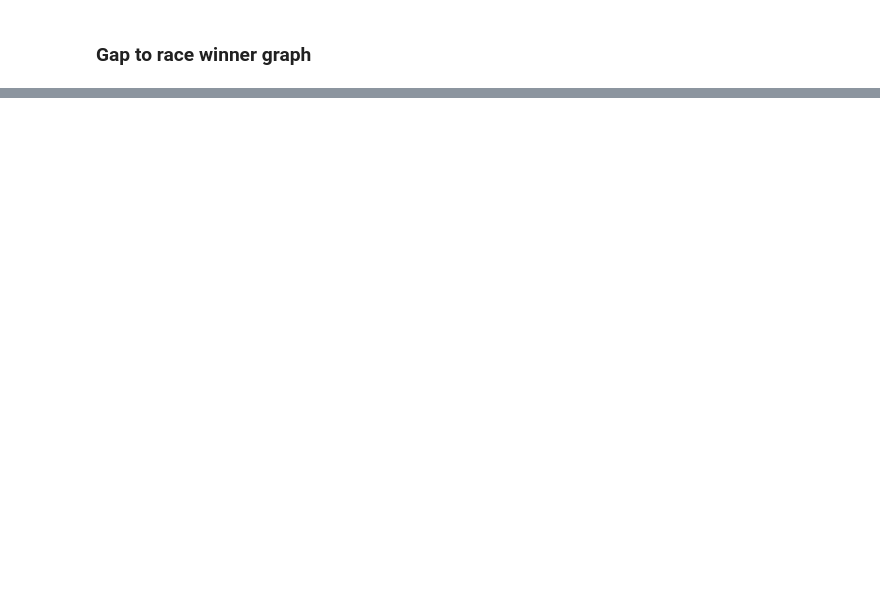
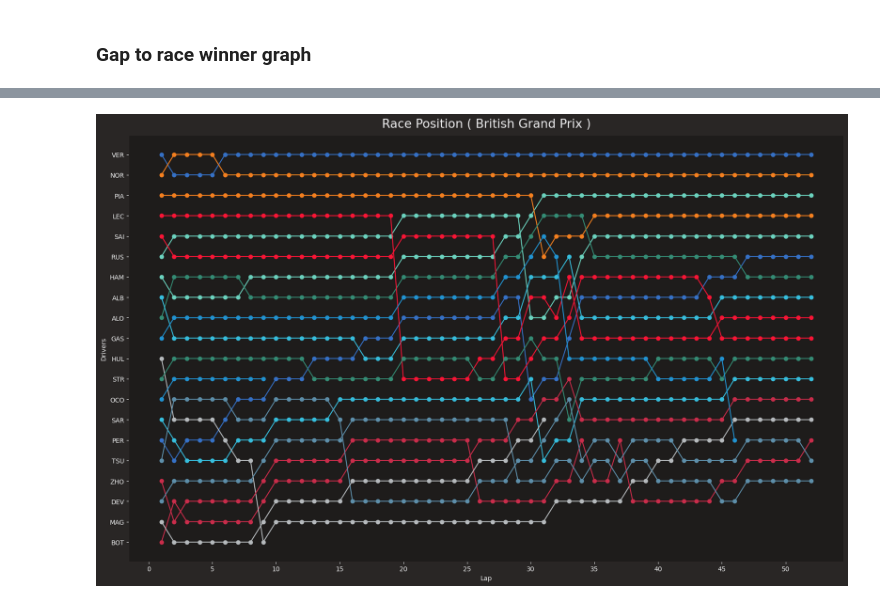
Before and after one commit to RACIM01/F1_Data_Analysing_RCM, a Jupyter notebook: Race.ipynb, the cells around one changed output, grey strips where cells are left out. Saved outputs shown, nothing was run; the diff lists cells and outputs as text; code cells hidden in the pictures; blank space fills up the shorter version.

```diff
--- a/Race.ipynb
+++ b/Race.ipynb
@@ -92,0 +188,15 @@ NameError: name 'race_len' is not defined
+# %%
+first_lap = session.results[["DriverNumber","GridPosition"]].sort_values(by='GridPosition')
+first_lap["Position"] = list(range(1, 21))
+# %%
+position_drivers = pd.merge( laps.loc[laps["LapNumber"] == 1,["DriverNumber","Driver","LapNumber","LapStartTime"]].reset_index(drop = True),first_lap[["DriverNumber","Position"]], on='DriverNumber', how='inner').sort_values(by = 'Position')
+# %%
+position_drivers_add = laps.loc[laps["LapNumber"] == 2,["DriverNumber","Driver","LapNumber","LapStartTime"]].sort_values(by ='LapStartTime')
+position_drivers_add["Position"] = list(range(1, 21))
+position_drivers = pd.concat([position_drivers, position_drivers_add], ignore_index=True)
+for i in range(3,max_lap(laps)+1):
+    position_drivers_add = laps.loc[laps["LapNumber"] == i,["DriverNumber","Driver","LapNumber","LapStartTime"]].sort_values(by ='LapStartTime')
+    position_drivers_add["Position"] = list(range(1, len(position_drivers_add)+1))
+    position_drivers = pd.concat([position_drivers, position_drivers_add], ignore_index=True)
+# %%
+drivers_abr = position_drivers.loc[position_drivers["LapNumber"]== 1,"Driver"].values
@@ -92,0 +206,25 @@ NameError: name 'race_len' is not defined
+# %%
+# Create a new figure and axis
+fig, ax = plt.subplots(figsize=(20, 12))
+
+# Plot each line with dots using a loop
+for i in drivers:
+    ax.plot(position_drivers.loc[position_drivers["DriverNumber"]== i,["LapNumber"]], position_drivers.loc[position_drivers["DriverNumber"]== i,["Position"]]
+            , marker='o', linestyle='-', color = "#"+session.get_driver(i)["TeamColor"] ,label=position_drivers.loc[(position_drivers["DriverNumber"]== i)&(position_drivers["LapNumber"]== 1),["Driver"]])
+
+plt.title('Race Position ( '+session.event["EventName"]+' )')
+plt.xlabel('Lap')
+plt.ylabel('Drivers')
+plt.xticks(range(0, max_lap(laps), 5))
+plt.yticks(range(1, len(drivers) + 1),drivers_abr)
+plt.gca().invert_yaxis()
+
+
+# Add a legend
+# ax.legend()
+# plt.legend(loc='center left', bbox_to_anchor=(1, 0.5))
+
+# Show the plot
+plt.show()
+# %% [output]
+[figure, added]
```
Also changed, not shown: parts of 23 cells of this notebook, 2 other files.
